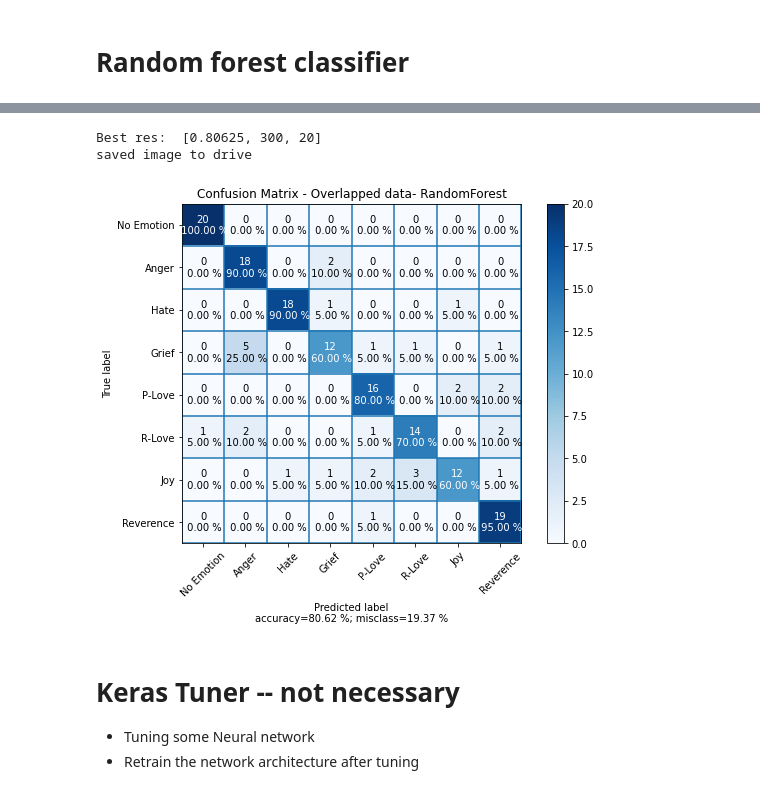
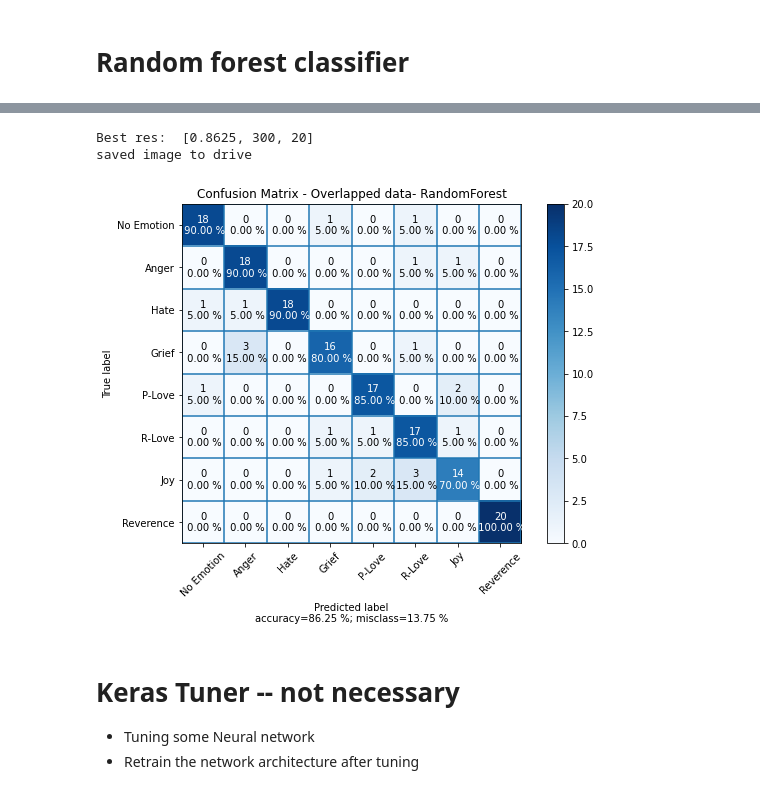
Before and after one commit to nguyennam2910/TriMun, a Jupyter notebook: src/Overlapped_segmenting_method.ipynb, the cells around one changed output, grey strips where cells are left out. Cells and saved outputs as stored; diff of their text form; code cells hidden in the pictures.

```diff
--- a/src/Overlapped_segmenting_method.ipynb
+++ b/src/Overlapped_segmenting_method.ipynb
@@ -305,7 +304,7 @@ for i,key in enumerate(emotion_keys):
 # cut original data to segments using segmententing_overlapping function
 slice_length = 10 # length of the segment = 10s
 sampling_rate = 20 # sampling rate of raw signal
-overlap = 0 # overlapping ratio percentage
+overlap = 1 # overlapping ratio percentage
 
 data_cut = segmenting_overlapping(np.transpose(data, (0, 2, 1)), slice_length = slice_length, overlap = overlap, sampling_rate = sampling_rate)
 print("Data_cut", data_cut.shape)
@@ -368,17 +367,21 @@ from sklearn.pipeline import Pipeline
 
 import pandas as pd
 # %%
+overlap = 9
 feature_list = np.load("Feature data/features_" + str(overlap) + "s.npy")
 labelxx = np.load("Label/" + str(overlap) + "sec_labels.npy")
-print(labelxx.shape)
+len_data = dataxx.shape[2]
+print(feature_list.shape)
+print(len_data)
 
 # X_features_train, X_features_test, y_train, y_test = train_test_split(feature_list, labelxx, stratify = labelxx, test_size = 0.15, shuffle = True, random_state = 12)
 
-seg = 5
-no_sample = 1
-no_exclude = 0
 next_day = (int)(labelxx.shape[0]/160)
 emo_step = (int)(labelxx.shape[0]/8)
+seg = (int)(next_day/2)
+no_sample = 1
+no_exclude = (int)((len_data - 1)/( - overlap*len_data/100))
+print(no_exclude)
 
 X_features_train = feature_list[0:1]
 X_features_test = feature_list[0:1]
@@ -862,37 +867,35 @@ result_dir = os.path.join(root, results_fold)
 csv_name = f'Classifier/stratify-split-{mode}-{total_features}-{n_features}-features-RF-gridsearchcv.csv'
 df.to_csv(os.path.join(result_dir, csv_name))
 # %%
-# get the best model from grid search and train it
-
 # clf = gs.best_estimator_
 # clf = RandomForestClassifier(n_estimators=500, max_depth= 30, random_state=0 )
-n_param = np.arange(100, 1000, 100)
-depth_param = np.arange(20, 160, 30)
+n_param = np.arange(100, 1000, 200)
+depth_param = np.arange(20, 130, 30)
 best_res = [0,0,0]
 for n in n_param:
     for depth in depth_param:
         clf = RandomForestClassifier(random_state = 0, n_estimators = n, max_depth = depth);
         clf.fit(X_train, y_train)
         temp = clf.score(X_test, y_test)
         if ( temp > best_res[0]):
             best_res = [temp, n, depth]
 print("Best res: ", best_res)
 
 ## plot confusion matrix
 clf = RandomForestClassifier(random_state = 0, n_estimators = best_res[1], max_depth = best_res[2])
 clf.fit(X_train, y_train)
 CM = confusion_matrix(y_test, clf.predict(X_test))
 
 fig = plot_confusion_matrix(cm  = CM,
                       normalize    = None,
                       target_names = emotion_keys,
                       title        = "Confusion Matrix - Overlapped data- RandomForest",
                       savefig = True,
                       figname = "Random Forest confusion matrix-both.png")
 # %% [output]
-Best res:  [0.80625, 300, 20]
+Best res:  [0.8625, 300, 20]
 saved image to drive
-[figure, old version]
+[figure, new version]
 # %% [markdown]
 # Keras Tuner -- not necessary
 - Tuning some Neural network
```
Also changed, not shown: parts of 5 cells of this notebook, 26 other files.
